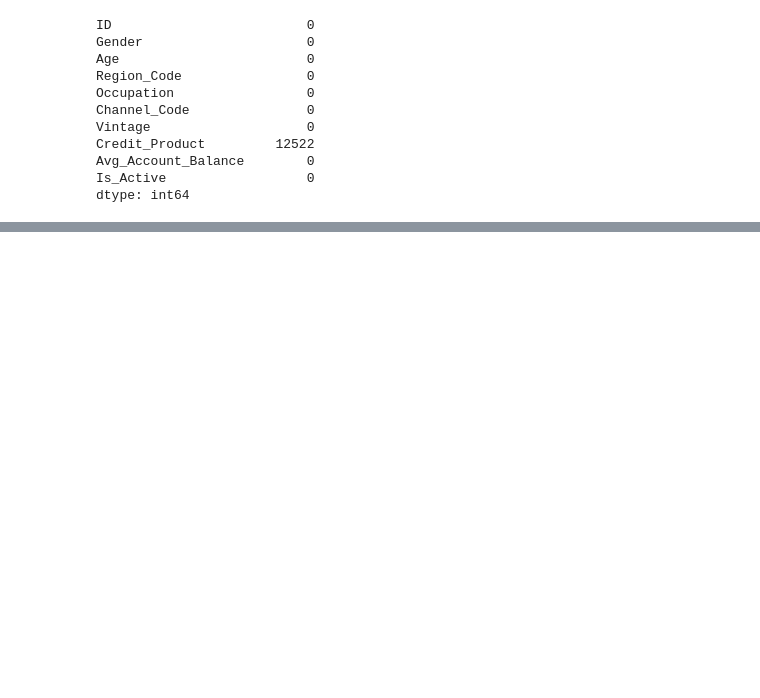
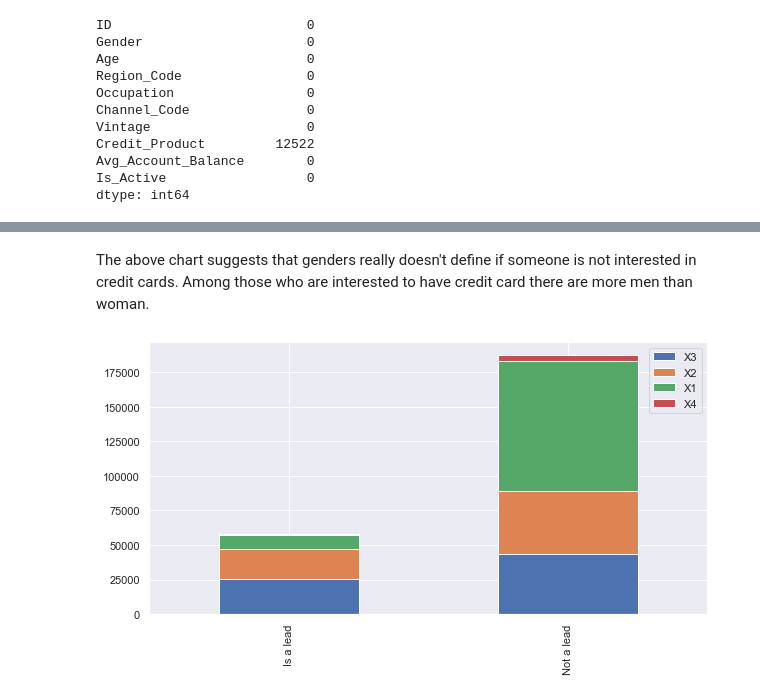
Before and after one commit to karthikramx/Credit-Card-Lead-Prediction, a Jupyter notebook: credit_card_solution.ipynb, the cells around one changed output, grey strips where cells are left out. Drawn from its saved outputs; the diff is of its cells as text; code cells hidden in the pictures; blank space fills up the shorter version.

```diff
--- a/credit_card_solution.ipynb
+++ b/credit_card_solution.ipynb
@@ -122,0 +148,6 @@ dtype: int64
+# %% [markdown]
+The above chart suggests that genders really doesn't define if someone is not interested in credit cards. Among those who are interested to have credit card there are more men than woman.
+# %%
+bar_chart('Channel_Code')
+# %% [output]
+[figure, added]
```
Also changed, not shown: parts of 27 cells of this notebook.
